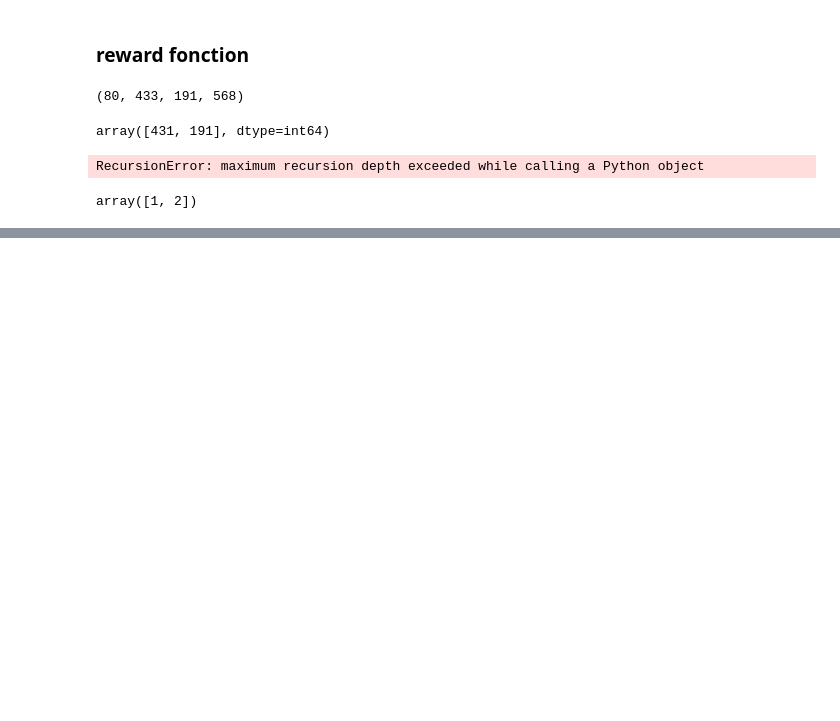
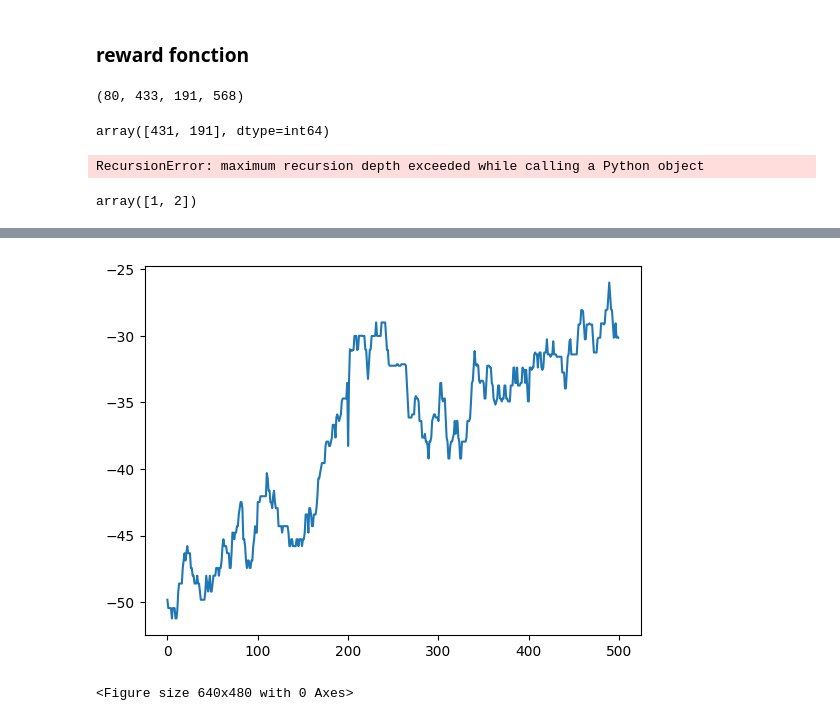
Before and after one commit to XindongXU/TR-DATA-RL, a Jupyter notebook: project_RL/draft.ipynb, the cells around one changed output, grey strips where cells are left out. Cells and saved outputs as stored; diff of their text form; code cells hidden in the pictures; blank space fills up the shorter version.

```diff
--- a/project_RL/draft.ipynb
+++ b/project_RL/draft.ipynb
@@ -487,0 +496,14 @@ min(0, 1)
+# %%
+plt.plot(lis)
+episode = 10
+file_name = './img' + str(episode) + '.png'
+plt.savefig(file_name)
+plt.close()
+# %% [output]
+[figure, added]
+# %%
+episode = 10
+file_name = './img' + str(episode) + '.png'
+plt.savefig(file_name)
+# %% [output]
+<Figure size 640x480 with 0 Axes>
```
Also changed, not shown: parts of 4 cells of this notebook, 9 other files.
